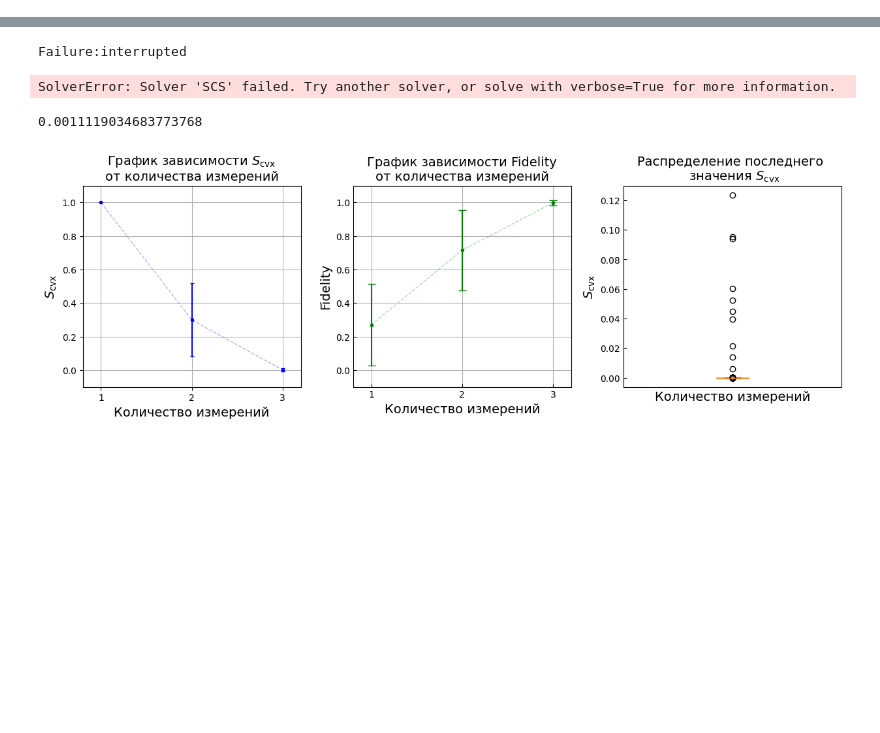
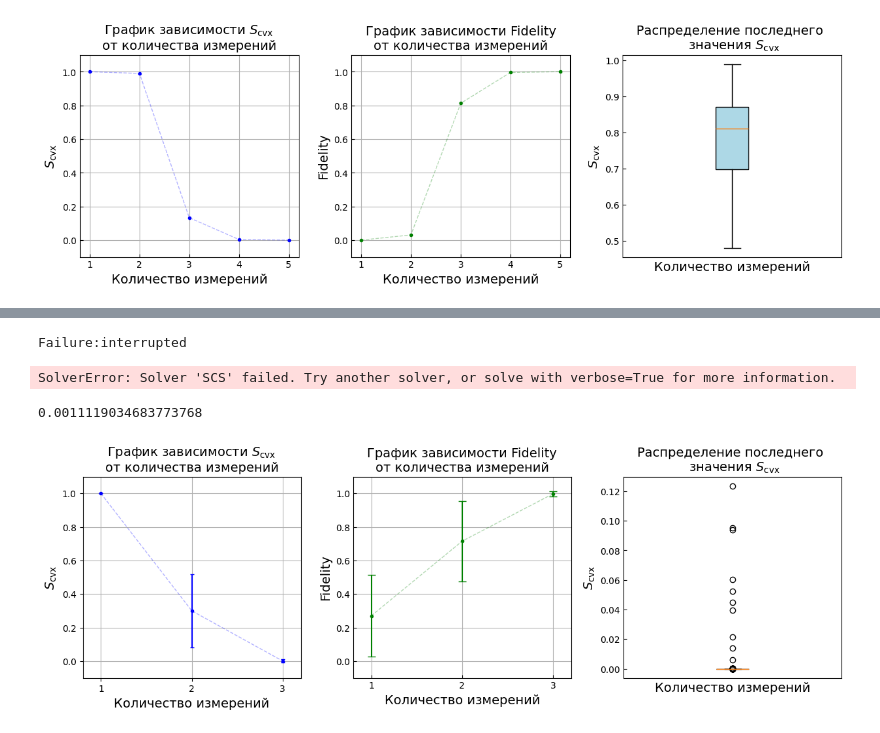
Before and after one commit to Denis-chupa/Quantum_tools, a Jupyter notebook: Tomography/src/research_data/create_s_cvx_pictures.ipynb, the cells around one changed output, grey strips where cells are left out. Saved outputs shown, nothing was run; the diff lists cells and outputs as text; code cells hidden in the pictures; blank space fills up the shorter version.

```diff
--- a/Tomography/src/research_data/create_s_cvx_pictures.ipynb
+++ b/Tomography/src/research_data/create_s_cvx_pictures.ipynb
@@ -155,0 +188,85 @@ print("Собственные значения", np.around(eigenvalues, 7))
+# %%
+from Qutrit import*
+from Adaptive_compresive_cending_qutrit import*
+protocol = [Gl_4(3 * pi / 8), Gl_4(0), Gl_4(pi / 8), Gl_4(5 * pi / 8), Gl_4(7 * pi / 8)]
+rank = 1
+tomography_1 = ACT(protocol, rank, 3)
+# state = tomography_1.r_rank_r(rank, 3, "complex")
+# Z_state = tomography_1.r_rank_r(3, 3, "complex")
+
+
+# state = tomography_1.r_rank_r(rank, 3, "complex")
+
+plt.rcParams.update({
+    'font.size': 16,               # Размер шрифта по умолчанию
+    'axes.titlesize': 14,          # Размер заголовка
+    'axes.labelsize': 14,          # Размер подписей осей
+    'xtick.labelsize': 10,         # Размер цифр на оси X
+    'ytick.labelsize': 10,         # Размер цифр на оси Y
+    'legend.fontsize': 12          # Размер шрифта легенды
+})
+# state = np.array([[1, 0, 0], [0, 0, 0], [0, 0, 0]], dtype=complex)
+x = np.array([1, 2, 3, 4 ,5])
+svx_list = []
+fidelity_list = []
+fidelity_max_start = []
+fidelity_min_start = []
+r_max = []
+r_min = []
+N = 50
+
+for i in tqdm(range(N)):
+    svx_list_one_measurement, fidelity_list_one_measurement, fidelity_x_min, fidelity_x_max,\
+    x_min_list, x_max_list, state_ml = tomography_1.main(rank_psevdoin=rank, epsilon_ml=10*-11, epsilon_act=10**-3,\
+                                                         max_iters_in_semidefinite_program=10**8)#, random_r=state)
+
+    state = tomography_1.random_r
+    for ind_min in range(len(x_min_list)):
+        x_min_list[ind_min] = np.array([[complex(item) for item in row] for row in x_min_list[ind_min]])
+    for ind_max in range(len(x_max_list)):
+        x_max_list[ind_max] = np.array([[complex(item) for item in row] for row in x_max_list[ind_max]])
+
+    fidelity_list_xmax_xmin = [tomography_1.Fidelity(x_min_list[0], x_max_list[0]), tomography_1.Fidelity(x_min_list[1], x_max_list[1]),\
+                               tomography_1.Fidelity(x_min_list[2], x_max_list[2]), tomography_1.Fidelity(x_min_list[3], x_max_list[3]),\
+                               tomography_1.Fidelity(x_min_list[4], x_max_list[4])]
+
+    # fidelity_list_xmax_start = [tomography_1.Fidelity(state, x_max_list[0]), tomography_1.Fidelity(state, x_max_list[1]),\
+    #                            tomography_1.Fidelity(state, x_max_list[2]), tomography_1.Fidelity(state, x_max_list[3]),\
+    #                            tomography_1.Fidelity(state, x_max_list[4])]
+
+    # fidelity_list_xmin_start = [tomography_1.Fidelity(state, x_min_list[0]), tomography_1.Fidelity(state, x_min_list[1]),\
+    #                         tomography_1.Fidelity(state, x_min_list[2]), tomography_1.Fidelity(state, x_min_list[3]),\
+    #                         tomography_1.Fidelity(state, x_min_list[4])]
+
+    fidelity_list_xmax_start = [np.trace(tomography_1.Z @ x_max_list[0]), np.trace(tomography_1.Z @ x_max_list[1]),\
+                               np.trace(tomography_1.Z @ x_max_list[2]), np.trace(tomography_1.Z @ x_max_list[3]),\
+                               np.trace(tomography_1.Z @ x_max_list[4])]
+
+    fidelity_list_xmin_start = [np.trace(tomography_1.Z @ x_min_list[0]), np.trace(tomography_1.Z @ x_min_list[1]),\
+                            np.trace(tomography_1.Z @ x_min_list[2]), np.trace(tomography_1.Z @ x_min_list[3]),\
+                            np.trace(tomography_1.Z @ x_min_list[4])]
+    if svx_list_one_measurement is not np.inf :
+        svx_list.append(svx_list_one_measurement)
+        fidelity_list.append(np.abs(fidelity_list_xmax_xmin))
+        fidelity_max_start.append(np.abs(fidelity_list_xmax_start))
+        fidelity_min_start.append(np.abs(fidelity_list_xmin_start))
+        r_max.append(x_max_list[-1])
+        r_min.append(x_min_list[-1])
+y = np.mean(np.array(svx_list),axis = 0)
+std = np.std(np.array(svx_list),axis = 0)
+fidelity_mean = np.mean((fidelity_list), axis = 0)
+fidelity_std = np.std(np.array(fidelity_list),axis = 0)
+fidelity_mean_max_start = np.mean((fidelity_max_start), axis = 0)
+fidelity_mean_min_start = np.mean((fidelity_min_start), axis = 0)
+
+s_cvx_max = np.max(np.array(svx_list),axis = 0)
+fidelity_min = np.min((fidelity_list), axis = 0)
+
+print("Mean fidelity:", fidelity_mean , "\tStd fidelity:", fidelity_std)
+print("Mean svx for protocol:", y,"\tStd s_cvx for protocol:", std)
+pl_fid_s_cvx_distr(x, s_cvx_max, fidelity_min, np.array(svx_list)[:, 1])
+print("Mean fidelity between start state and max state:\n", fidelity_mean_max_start)
+print("Mean fidelity between start state and min state:\n", fidelity_mean_min_start)
+print("Differ between max state and min state", np.abs(fidelity_mean_max_start - fidelity_mean_min_start))
+pl_fid_max_min(x, fidelity_mean_min_start, fidelity_mean_max_start)
+# %% [output]
@@ -155,0 +278 @@ print("Собственные значения", np.around(eigenvalues, 7))
+[figure, added]
```
Also changed, not shown: parts of 5 cells of this notebook, 1 other file.
